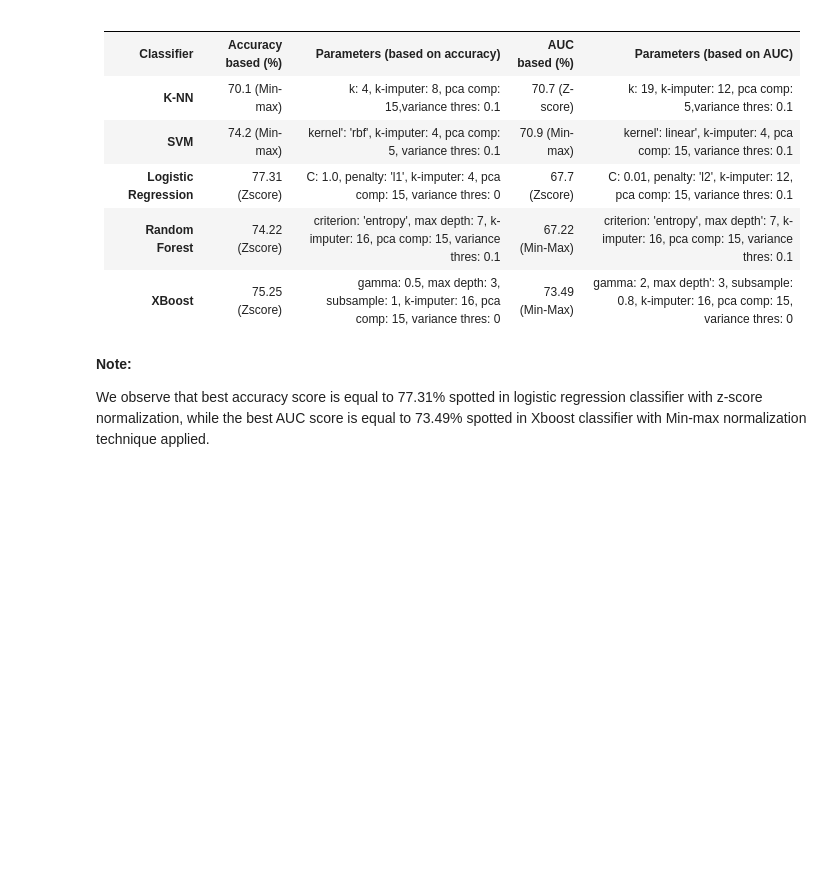
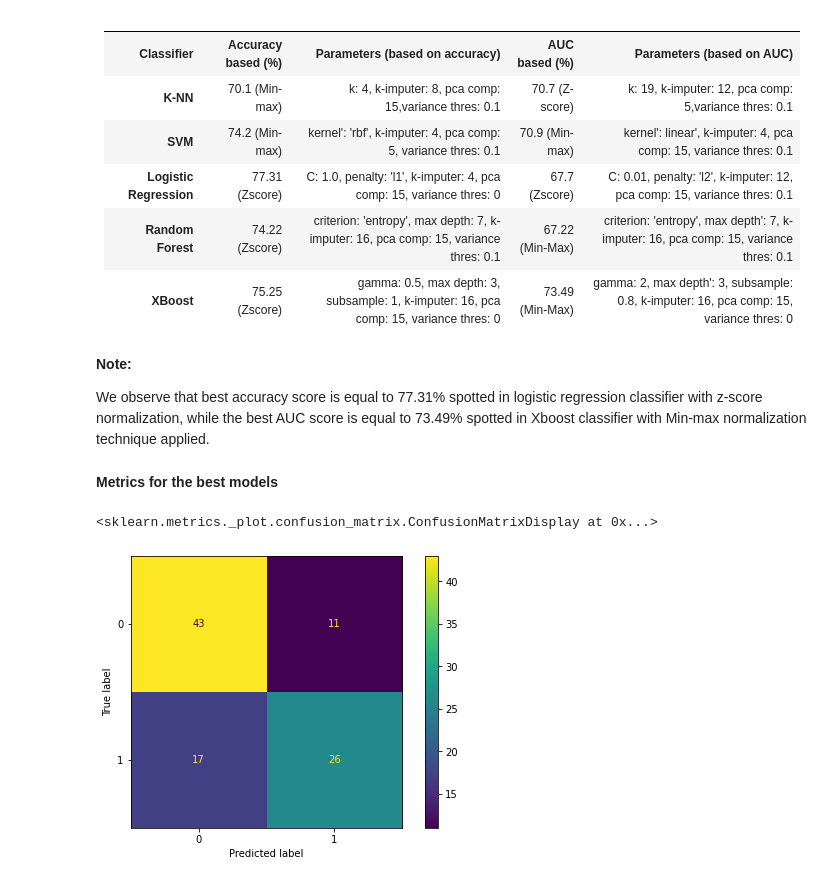
Before and after one commit to Kontilenia/Machine-Learning, a Jupyter notebook: Machine_Learning.ipynb, the cells around one changed output. Drawn from its saved outputs; the diff is of its cells as text; code cells hidden in the pictures; blank space fills up the shorter version.

```diff
--- a/Machine_Learning.ipynb
+++ b/Machine_Learning.ipynb
@@ -1647,3 +1647,41 @@ Best model based on roc_auc : {'classifier__gamma': 2, 'classifier__max_depth':
 **Note:**
 
 We observe that best accuracy score is equal to 77.31% spotted in logistic regression classifier with z-score normalization, while the best AUC score is equal to 73.49% spotted in Xboost classifier with Min-max normalization technique applied.
+# %% [markdown]
+**Metrics for the best models**
+# %%
+from sklearn.linear_model import LogisticRegression
+from sklearn import preprocessing
+from sklearn.decomposition import PCA
+import matplotlib.pyplot as plt
+from sklearn.neighbors import KNeighborsClassifier
+from sklearn.feature_selection import VarianceThreshold
+import seaborn as sns
+from sklearn.metrics import plot_confusion_matrix
+
+imputer = KNNImputer(n_neighbors=4)
+
+scaler = preprocessing.StandardScaler()
+
+selector = VarianceThreshold(threshold=0)
+
+pca = PCA(n_components = 15)
+
+model = LogisticRegression(random_state=SEED_NUMBER,solver='liblinear',C=1.0,penalty='l1')
+
+pipe = Pipeline(steps=[('imputer',imputer),('selector', selector), ('scaler', scaler), ('pca', pca), ('classifier', model)],memory = 'tmp')
+
+pipe.fit(X_train, y_train)
+pipe.score(X_test, y_test)
+
+
+fig, ax = plt.subplots(figsize=(8, 5))
+plot_confusion_matrix(
+    pipe,
+    X_test,
+    y_test,
+    ax=ax,
+)
+# %% [output]
+<sklearn.metrics._plot.confusion_matrix.ConfusionMatrixDisplay at 0x...>
+[figure, added]
```
Also changed, not shown: parts of 2 cells of this notebook.
